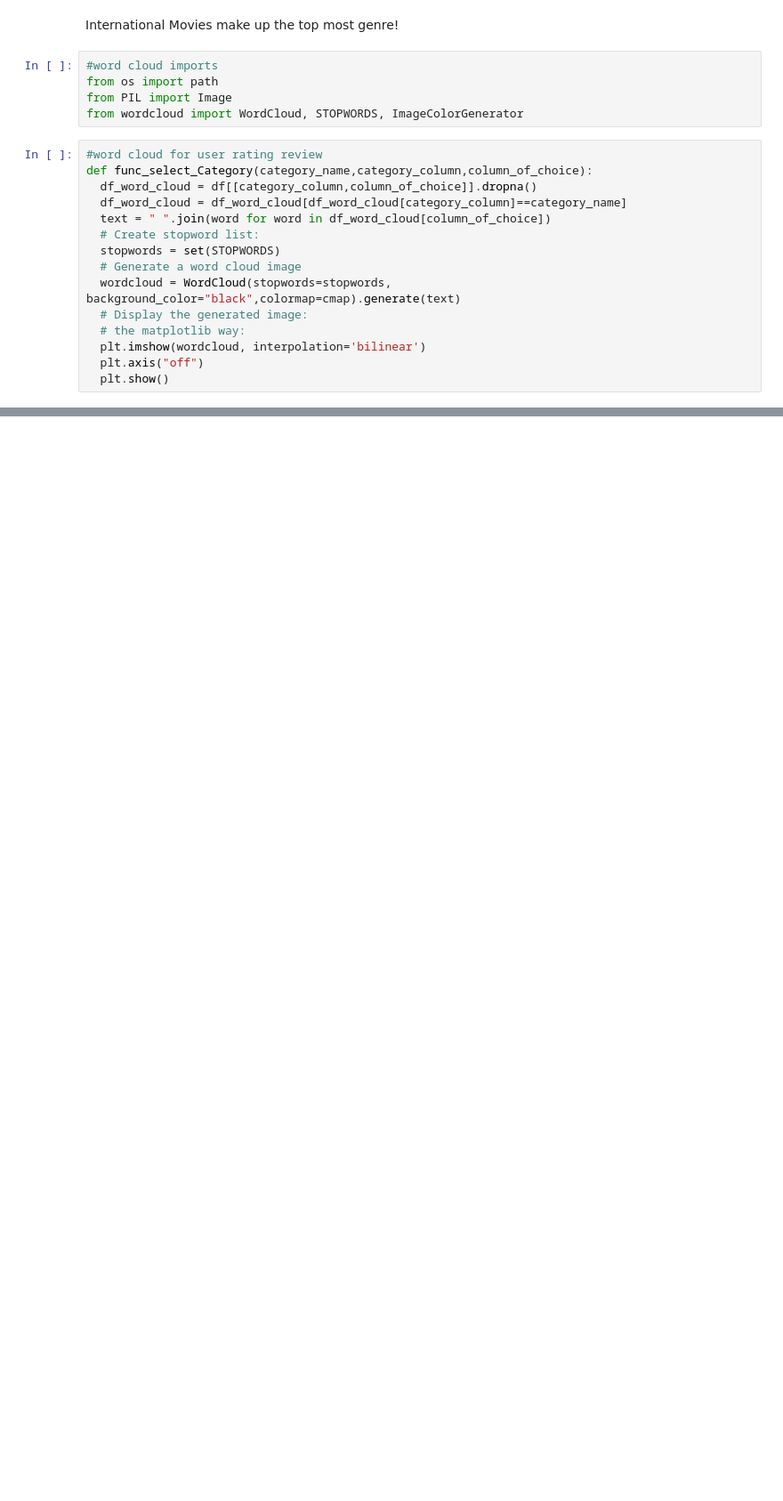
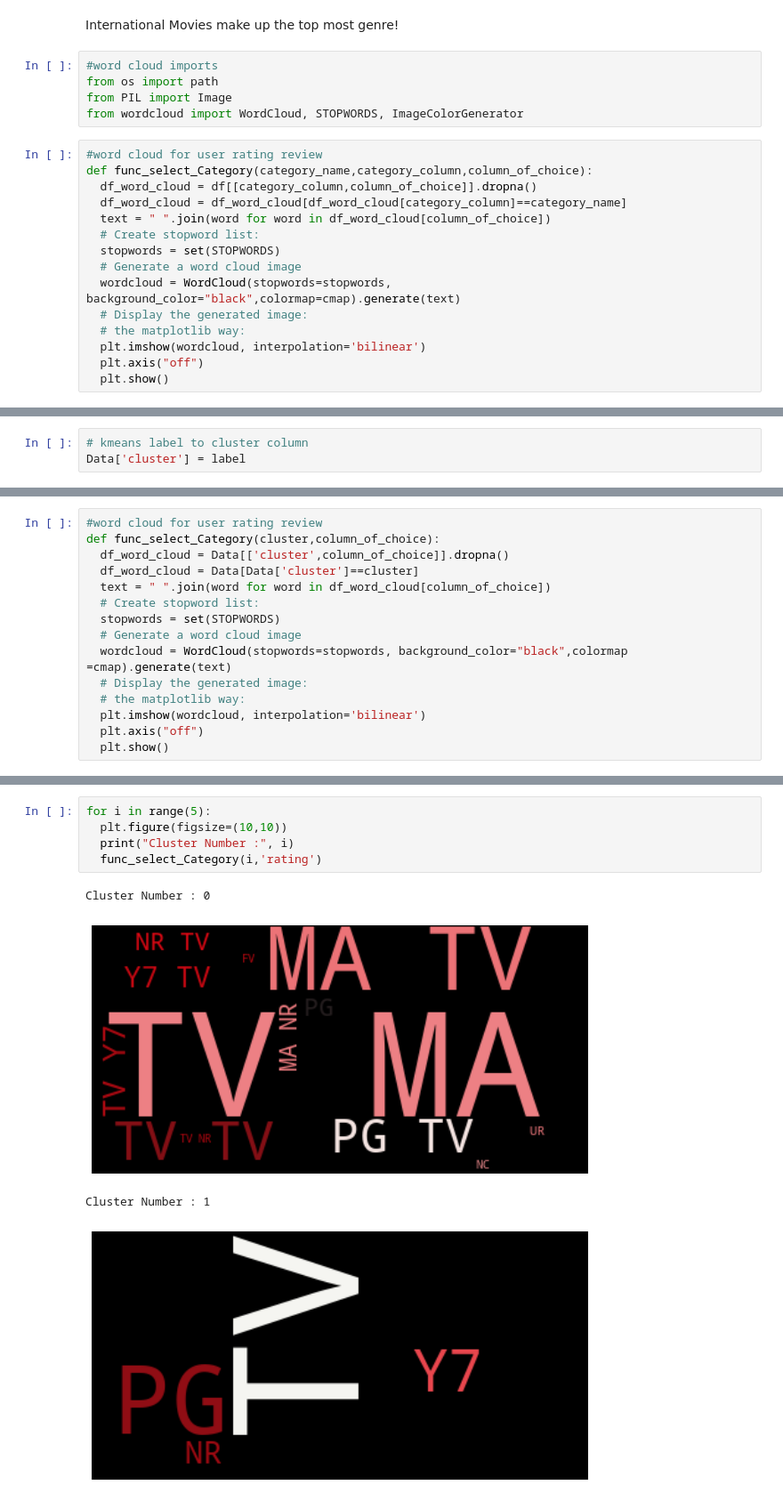
Before and after one commit to itishajain15/Netflix_Tv_Shows_and_Movies_clustering, a Jupyter notebook: Netflix_Movies_and_TV_Shows_clustering_Team_Notebook.ipynb, the cells around one changed output, grey strips where cells are left out. Shown at 89% size. Cells and saved outputs as stored; diff of their text form; blank space fills up the shorter version.

```diff
--- a/Netflix_Movies_and_TV_Shows_clustering_Team_Notebook.ipynb
+++ b/Netflix_Movies_and_TV_Shows_clustering_Team_Notebook.ipynb
@@ -729,0 +955,3 @@ def func_select_Category(category_name,category_column,column_of_choice):
+# %%
+# kmeans label to cluster column
+Data['cluster'] = label
@@ -729,0 +979,15 @@ def func_select_Category(category_name,category_column,column_of_choice):
+# %%
+#word cloud for user rating review
+def func_select_Category(cluster,column_of_choice):
+  df_word_cloud = Data[['cluster',column_of_choice]].dropna()
+  df_word_cloud = Data[Data['cluster']==cluster]
+  text = " ".join(word for word in df_word_cloud[column_of_choice])
+  # Create stopword list:
+  stopwords = set(STOPWORDS)
+  # Generate a word cloud image
+  wordcloud = WordCloud(stopwords=stopwords, background_color="black",colormap =cmap).generate(text)
+  # Display the generated image:
+  # the matplotlib way:
+  plt.imshow(wordcloud, interpolation='bilinear')
+  plt.axis("off")
+  plt.show()
@@ -729,0 +998,10 @@ def func_select_Category(category_name,category_column,column_of_choice):
+# %%
+for i in range(5):
+  plt.figure(figsize=(10,10))
+  print("Cluster Number :", i)
+  func_select_Category(i,'rating')
+# %% [output]
+Cluster Number : 0
+[figure, added]
+Cluster Number : 1
+[figure, added]
```
Also changed, not shown: parts of 28 cells of this notebook.
